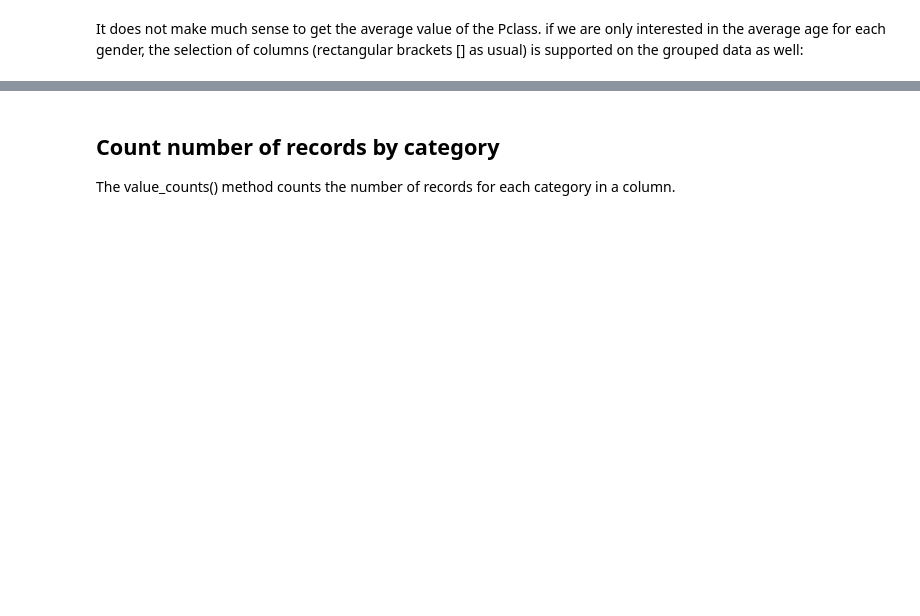
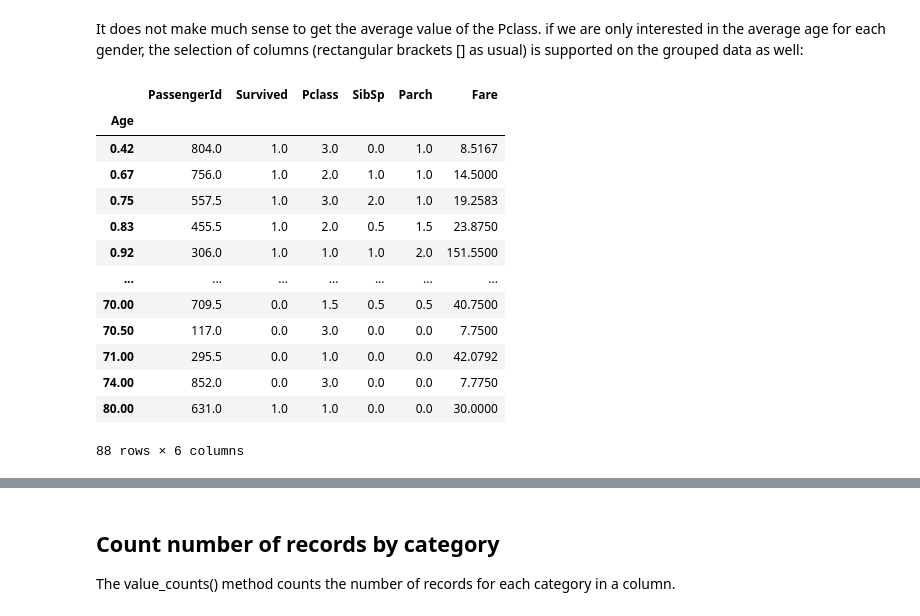
Before and after one commit to Hockeystyx/EDApt2Exercises, a Jupyter notebook: EDApt2Exercises.ipynb, the cells around one changed output, grey strips where cells are left out. Cells and saved outputs as stored; diff of their text form; code cells hidden in the pictures; blank space fills up the shorter version.

```diff
--- a/EDApt2Exercises.ipynb
+++ b/EDApt2Exercises.ipynb
@@ -26,6 +27,7 @@ We are going to be working with the titanic dataset found [here.](https://github
 Let's load the data into a data frame and see what the data looks like. Since your csv file is in a folder named data, the path syntex is: data/your_data_set_name.csv to read your data into a data frame.
 # %%
 #read titantic data set into a data frame
-
+titanic = pd.read_csv('data/titanic.csv')
 
 #although we listed the column names above, write the code to return the name of all of your columns in the dataset
+titanic.head()
@@ -103,5 +224,21 @@ In the previous examples, we explicitly selected the 2 columns first. If not, th
 It does not make much sense to get the average value of the Pclass. if we are only interested in the average age for each gender, the selection of columns (rectangular brackets [] as usual) is supported on the grouped data as well:
 # %%
 #use .goupby Sex just for Age
+titanic.groupby("Age").mean()
+# %% [output]
+|  | PassengerId | Survived | Pclass | SibSp | Parch | Fare |
+| Age |  |  |  |  |  |  |
+| 0.42 | 804.0 | 1.0 | 3.0 | 0.0 | 1.0 | 8.5167 |
+| 0.67 | 756.0 | 1.0 | 2.0 | 1.0 | 1.0 | 14.5000 |
+| 0.75 | 557.5 | 1.0 | 3.0 | 2.0 | 1.0 | 19.2583 |
+| 0.83 | 455.5 | 1.0 | 2.0 | 0.5 | 1.5 | 23.8750 |
+| 0.92 | 306.0 | 1.0 | 1.0 | 1.0 | 2.0 | 151.5500 |
+| ... | ... | ... | ... | ... | ... | ... |
+| 70.00 | 709.5 | 0.0 | 1.5 | 0.5 | 0.5 | 40.7500 |
+| 70.50 | 117.0 | 0.0 | 3.0 | 0.0 | 0.0 | 7.7500 |
+| 71.00 | 295.5 | 0.0 | 1.0 | 0.0 | 0.0 | 42.0792 |
+| 74.00 | 852.0 | 0.0 | 3.0 | 0.0 | 0.0 | 7.7750 |
+| 80.00 | 631.0 | 1.0 | 1.0 | 0.0 | 0.0 | 30.0000 |
+88 rows × 6 columns
 # %%
 # What is the mean ticket fare price for each of the sex and cabin class combinations?
```
Also changed, not shown: parts of 20 cells of this notebook.
